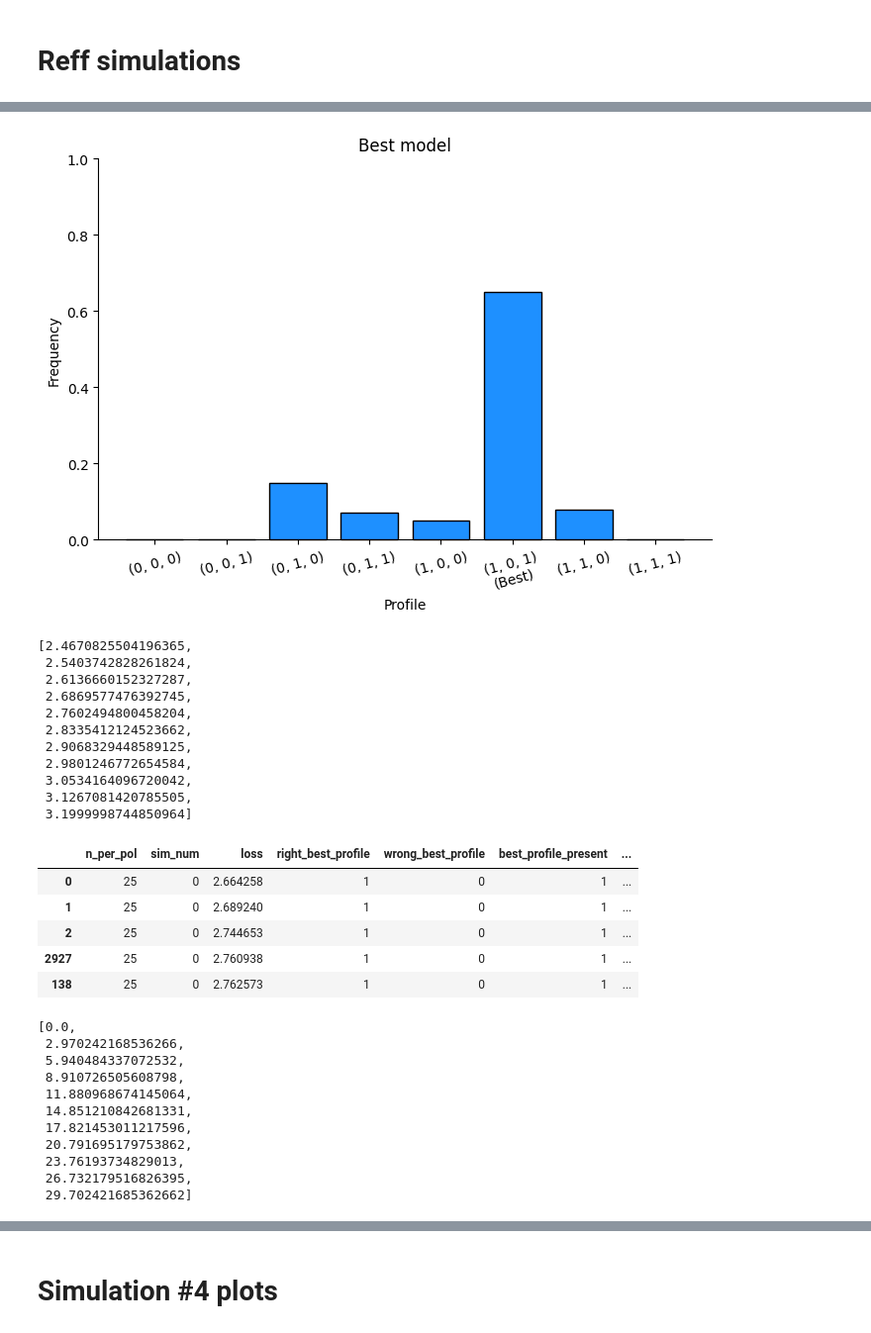
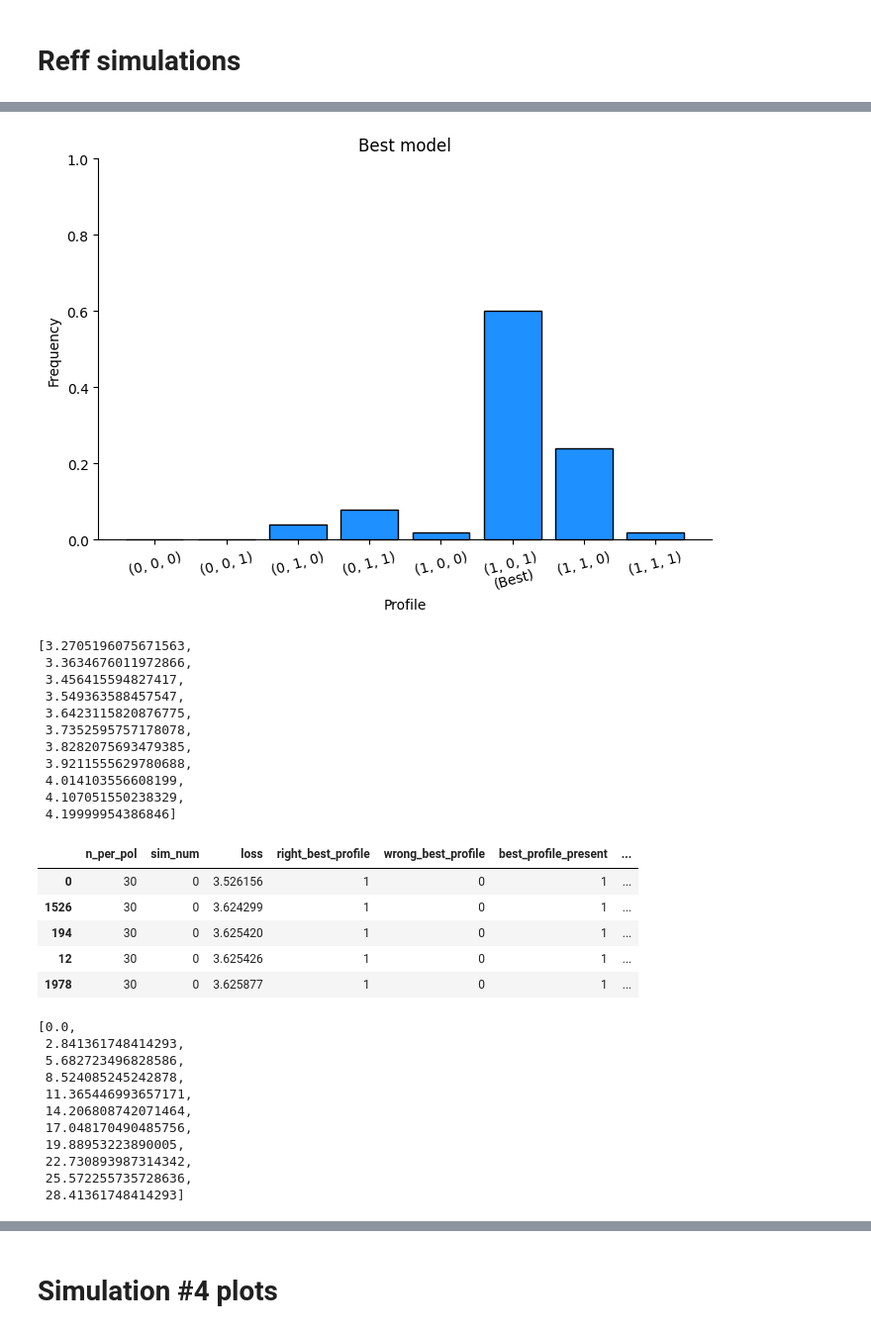
Before and after one commit to AparaV/rashomon-partition-sets, a Jupyter notebook: Code/analyze_results.ipynb, the cells around one changed output, grey strips where cells are left out. Shown at 99% size. Saved outputs shown, nothing was run; the diff lists cells and outputs as text; code cells hidden in the pictures.

```diff
--- a/Code/analyze_results.ipynb
+++ b/Code/analyze_results.ipynb
@@ -759,7 +759,7 @@ plt.show()
 # fname_csv = "../Results/reff_simulations_rashomon_25_100.csv"
 # fname_csv = "../Results/reff_simulations_rashomon_25_100.csv"
 # fname_csv = "../Results/reff_simulations_var_1_rashomon_10_100.csv"
-fname_csv = "../Results/reff_simulations_2_rashomon_25_100.csv"
+fname_csv = "../Results/reff_simulations_2_rashomon_30_50.csv"
 rashomon_raw_df = pd.read_csv(fname_csv)
 rashomon_raw_df = rashomon_raw_df.drop("Unnamed: 0", axis=1)
 
@@ -843,56 +843,56 @@ ax.set_title("Best model")
 
 plt.show()
 # %% [output]
-[figure, old version]
+[figure, new version]
 # %%
 np.histogram(rashomon_df["loss"])[1].tolist()
 # %% [output]
-[2.4670825504196365,
- 2.5403742828261824,
- 2.6136660152327287,
- 2.6869577476392745,
- 2.7602494800458204,
- 2.8335412124523662,
- 2.9068329448589125,
- 2.9801246772654584,
- 3.0534164096720042,
- 3.1267081420785505,
- 3.1999998744850964]
+[3.2705196075671563,
+ 3.3634676011972866,
+ 3.456415594827417,
+ 3.549363588457547,
+ 3.6423115820876775,
+ 3.7352595757178078,
+ 3.8282075693479385,
+ 3.9211555629780688,
+ 4.014103556608199,
+ 4.107051550238329,
+ 4.19999954386846]
 # %%
 eps_df = rashomon_df.copy()
 
 eps_df = eps_df.drop(profile_cols, axis=1)
 
 eps_df["eps"] = eps_df.groupby(["n_per_pol", "sim_num"])["loss"].transform(lambda x: (x - x.min()) / x.min() * 100)
 
 # eps_levels = [-0.1, 0, 1, 1.5, 2, 2.5, 3, 3.5, 4, 4.5, 5, 6]
 # eps_levels = [-0.1, 0, 3, 5, 7, 9, 11]
 # eps_levels = [-0.1, 0, 5.2, 5.4, 5.6, 5.8, 6, 11, 12]
 
-eps_hist = np.histogram(eps_df["eps"], bins=20)[1].tolist()
+eps_hist = np.histogram(eps_df["eps"], bins=10)[1].tolist()
 eps_levels = [-0.1] + eps_hist + [np.max(eps_df["eps"]) + 0.1]
 eps_bins = eps_levels[1:]
 eps_df["eps_levels"] = pd.cut(eps_df["eps"], bins=eps_levels, labels=eps_bins)
 
 eps_df.head()
 # %% [output]
 |  | n_per_pol | sim_num | loss | right_best_profile | wrong_best_profile | best_profile_present | ... |
-| 0 | 25 | 0 | 2.664258 | 1 | 0 | 1 | ... |
-| 1 | 25 | 0 | 2.689240 | 1 | 0 | 1 | ... |
-| 2 | 25 | 0 | 2.744653 | 1 | 0 | 1 | ... |
-| 2927 | 25 | 0 | 2.760938 | 1 | 0 | 1 | ... |
-| 138 | 25 | 0 | 2.762573 | 1 | 0 | 1 | ... |
+| 0 | 30 | 0 | 3.526156 | 1 | 0 | 1 | ... |
+| 1526 | 30 | 0 | 3.624299 | 1 | 0 | 1 | ... |
+| 194 | 30 | 0 | 3.625420 | 1 | 0 | 1 | ... |
+| 12 | 30 | 0 | 3.625426 | 1 | 0 | 1 | ... |
+| 1978 | 30 | 0 | 3.625877 | 1 | 0 | 1 | ... |
 # %%
 np.histogram(eps_df["eps"])[1].tolist()
 # %% [output]
 [0.0,
- 2.970242168536266,
- 5.940484337072532,
- 8.910726505608798,
- 11.880968674145064,
- 14.851210842681331,
- 17.821453011217596,
- 20.791695179753862,
- 23.76193734829013,
- 26.732179516826395,
- 29.702421685362662]
+ 2.841361748414293,
+ 5.682723496828586,
+ 8.524085245242878,
+ 11.365446993657171,
+ 14.206808742071464,
+ 17.048170490485756,
+ 19.88953223890005,
+ 22.730893987314342,
+ 25.572255735728636,
+ 28.41361748414293]
```
Also changed, not shown: parts of 5 cells of this notebook, 2 other files.
